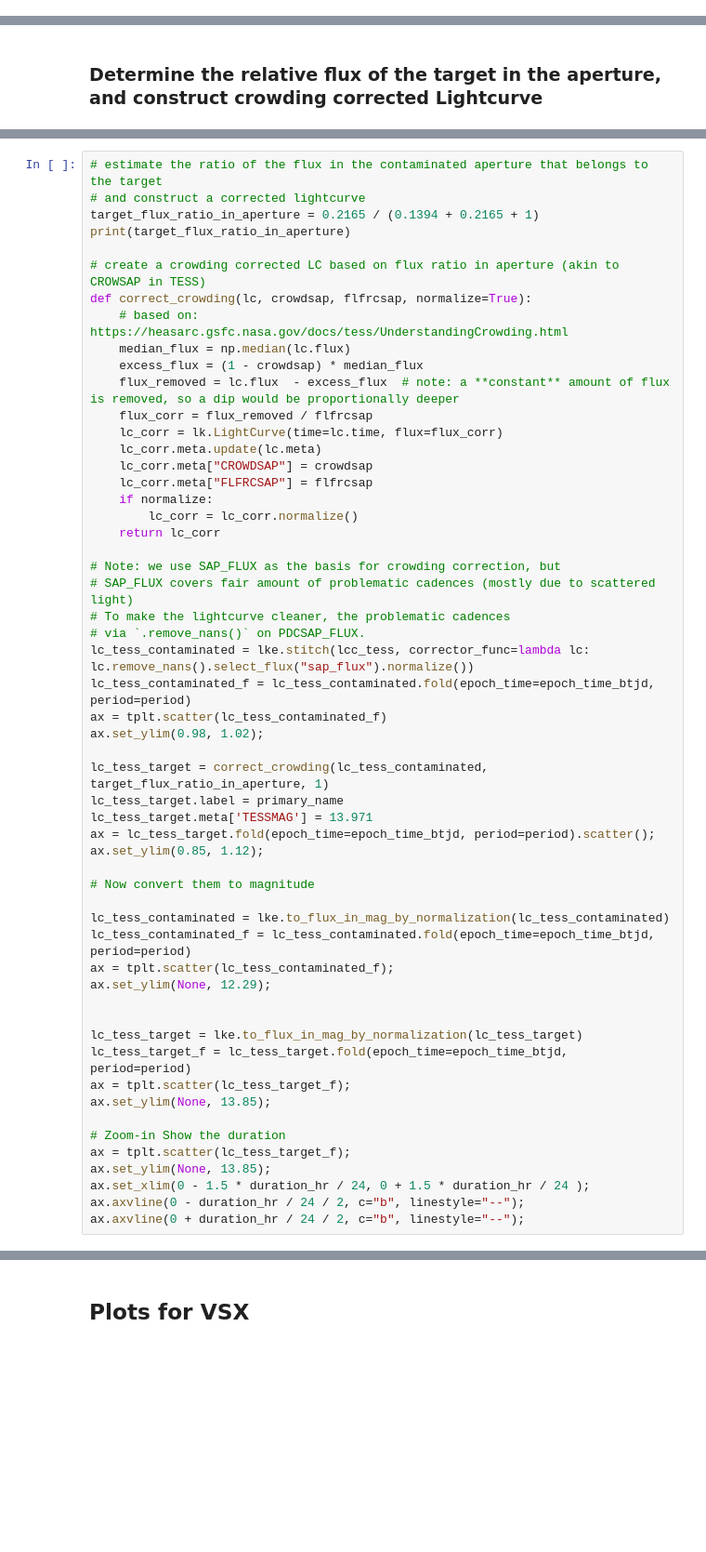
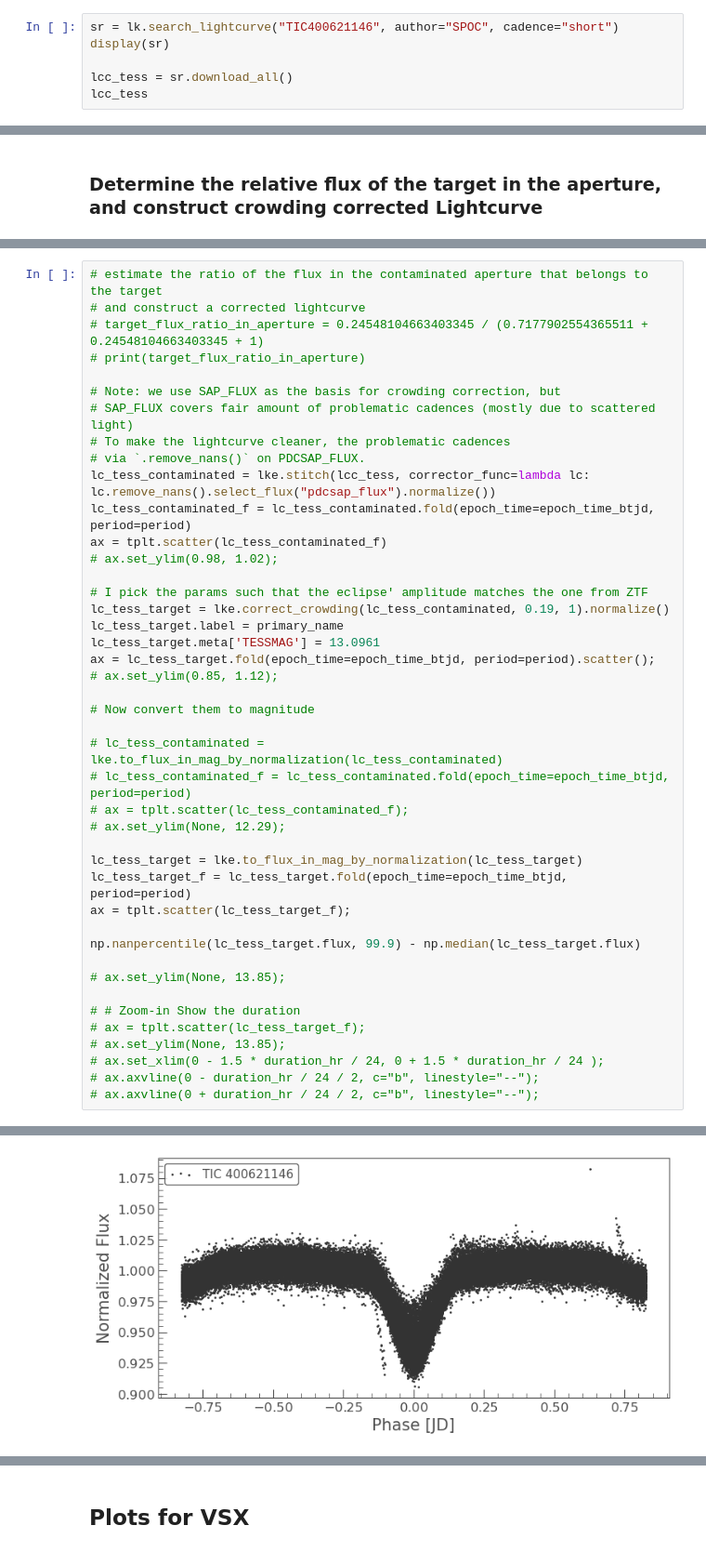
Before and after one commit to orionlee/PH_TESS_I_LightCurveViewer, a Jupyter notebook: targets/TIC_721936129_EA_based_on_contaminated_TIC_400621146.ipynb, the cells around one changed output, grey strips where cells are left out. Shown at 93% size. Saved outputs shown, nothing was run; the diff lists cells and outputs as text; blank space fills up the shorter version.

```diff
--- a/targets/TIC_721936129_EA_based_on_contaminated_TIC_400621146.ipynb
+++ b/targets/TIC_721936129_EA_based_on_contaminated_TIC_400621146.ipynb
@@ -182,0 +196,6 @@ ax.set_ylim(None, 12.25);
+# %%
+sr = lk.search_lightcurve("TIC400621146", author="SPOC", cadence="short")
+display(sr)
+
+lcc_tess = sr.download_all()
+lcc_tess
@@ -232,55 +308,44 @@ display(
 # %%
 # estimate the ratio of the flux in the contaminated aperture that belongs to the target
 # and construct a corrected lightcurve
-target_flux_ratio_in_aperture = 0.2165 / (0.1394 + 0.2165 + 1)
-print(target_flux_ratio_in_aperture)
-
-# create a crowding corrected LC based on flux ratio in aperture (akin to CROWSAP in TESS)
-def correct_crowding(lc, crowdsap, flfrcsap, normalize=True):
-    # based on: https://heasarc.gsfc.nasa.gov/docs/tess/UnderstandingCrowding.html
-    median_flux = np.median(lc.flux)
-    excess_flux = (1 - crowdsap) * median_flux
-    flux_removed = lc.flux  - excess_flux  # note: a **constant** amount of flux is removed, so a dip would be proportionally deeper
-    flux_corr = flux_removed / flfrcsap
-    lc_corr = lk.LightCurve(time=lc.time, flux=flux_corr)
-    lc_corr.meta.update(lc.meta)
-    lc_corr.meta["CROWDSAP"] = crowdsap
-    lc_corr.meta["FLFRCSAP"] = flfrcsap
-    if normalize:
-        lc_corr = lc_corr.normalize()
-    return lc_corr
+# target_flux_ratio_in_aperture = 0.24548104663403345 / (0.7177902554365511 + 0.24548104663403345 + 1)
+# print(target_flux_ratio_in_aperture)
 
 # Note: we use SAP_FLUX as the basis for crowding correction, but
 # SAP_FLUX covers fair amount of problematic cadences (mostly due to scattered light)
 # To make the lightcurve cleaner, the problematic cadences
 # via `.remove_nans()` on PDCSAP_FLUX.
-lc_tess_contaminated = lke.stitch(lcc_tess, corrector_func=lambda lc: lc.remove_nans().select_flux("sap_flux").normalize())
+lc_tess_contaminated = lke.stitch(lcc_tess, corrector_func=lambda lc: lc.remove_nans().select_flux("pdcsap_flux").normalize())
 lc_tess_contaminated_f = lc_tess_contaminated.fold(epoch_time=epoch_time_btjd, period=period)
 ax = tplt.scatter(lc_tess_contaminated_f)
-ax.set_ylim(0.98, 1.02);
+# ax.set_ylim(0.98, 1.02);
 
-lc_tess_target = correct_crowding(lc_tess_contaminated, target_flux_ratio_in_aperture, 1)
+# I pick the params such that the eclipse' amplitude matches the one from ZTF
+lc_tess_target = lke.correct_crowding(lc_tess_contaminated, 0.19, 1).normalize()
 lc_tess_target.label = primary_name
-lc_tess_target.meta['TESSMAG'] = 13.971
+lc_tess_target.meta['TESSMAG'] = 13.0961
 ax = lc_tess_target.fold(epoch_time=epoch_time_btjd, period=period).scatter();
-ax.set_ylim(0.85, 1.12);
+# ax.set_ylim(0.85, 1.12);
 
 # Now convert them to magnitude
 
-lc_tess_contaminated = lke.to_flux_in_mag_by_normalization(lc_tess_contaminated)
-lc_tess_contaminated_f = lc_tess_contaminated.fold(epoch_time=epoch_time_btjd, period=period)
-ax = tplt.scatter(lc_tess_contaminated_f);
-ax.set_ylim(None, 12.29);
-
+# lc_tess_contaminated = lke.to_flux_in_mag_by_normalization(lc_tess_contaminated)
+# lc_tess_contaminated_f = lc_tess_contaminated.fold(epoch_time=epoch_time_btjd, period=period)
+# ax = tplt.scatter(lc_tess_contaminated_f);
+# ax.set_ylim(None, 12.29);
 
 lc_tess_target = lke.to_flux_in_mag_by_normalization(lc_tess_target)
 lc_tess_target_f = lc_tess_target.fold(epoch_time=epoch_time_btjd, period=period)
 ax = tplt.scatter(lc_tess_target_f);
-ax.set_ylim(None, 13.85);
 
-# Zoom-in Show the duration
-ax = tplt.scatter(lc_tess_target_f);
-ax.set_ylim(None, 13.85);
-ax.set_xlim(0 - 1.5 * duration_hr / 24, 0 + 1.5 * duration_hr / 24 );
-ax.axvline(0 - duration_hr / 24 / 2, c="b", linestyle="--");
-ax.axvline(0 + duration_hr / 24 / 2, c="b", linestyle="--");
+np.nanpercentile(lc_tess_target.flux, 99.9) - np.median(lc_tess_target.flux)
+
+# ax.set_ylim(None, 13.85);
+
+# # Zoom-in Show the duration
+# ax = tplt.scatter(lc_tess_target_f);
+# ax.set_ylim(None, 13.85);
+# ax.set_xlim(0 - 1.5 * duration_hr / 24, 0 + 1.5 * duration_hr / 24 );
+# ax.axvline(0 - duration_hr / 24 / 2, c="b", linestyle="--");
+# ax.axvline(0 + duration_hr / 24 / 2, c="b", linestyle="--");
+# %% [output]
@@ -286,0 +353 @@ ax.axvline(0 + duration_hr / 24 / 2, c="b", linestyle="--");
+[figure, added]
```
Also changed, not shown: parts of 42 cells of this notebook.
